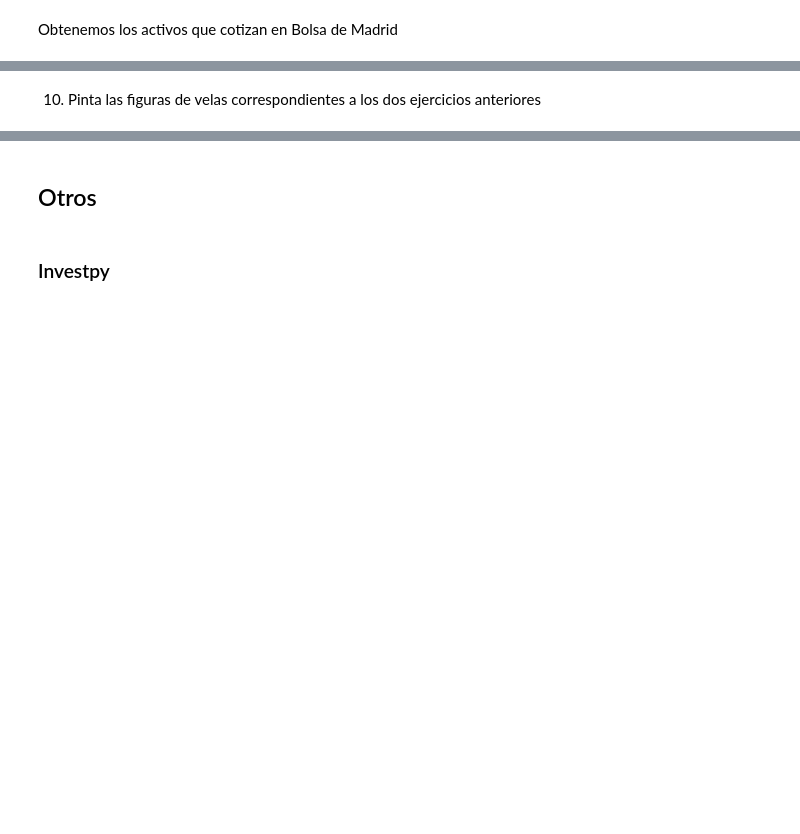
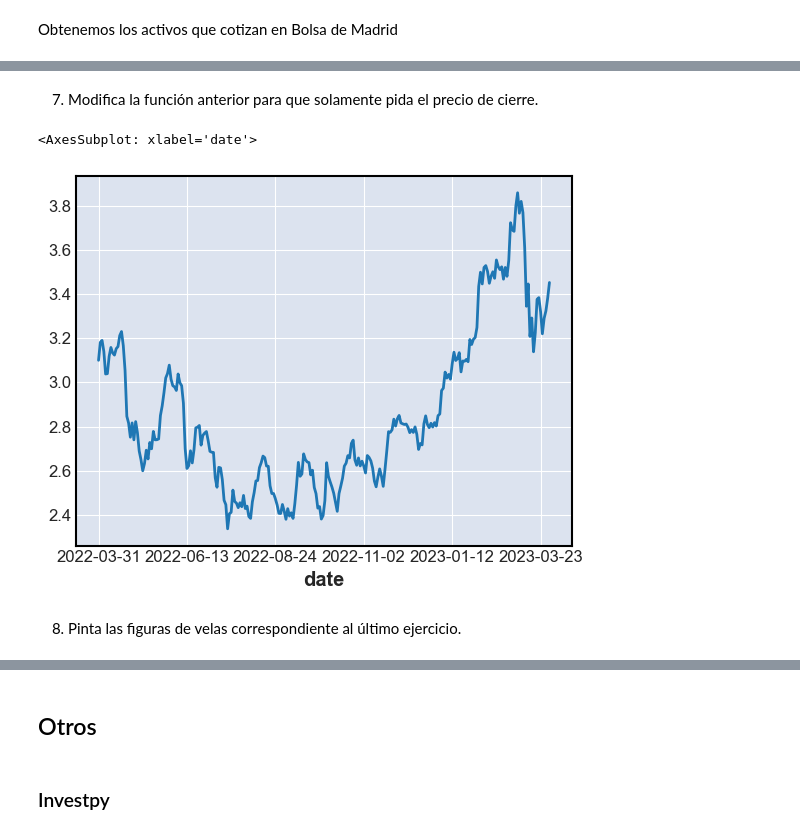
Before and after one commit to fernandodelacalle/miax-python, a Jupyter notebook: ejercicios_soluciones/6_01_Solution.ipynb, the cells around one changed output, grey strips where cells are left out. Drawn from its saved outputs; the diff is of its cells as text; code cells hidden in the pictures; blank space fills up the shorter version.

```diff
--- a/ejercicios_soluciones/6_01_Solution.ipynb
+++ b/ejercicios_soluciones/6_01_Solution.ipynb
@@ -198,9 +106,18 @@ Utiliza, por ejemplo, el ticker de Apple: 'aapl'
+# %% [markdown]
+7. Modifica la función anterior para que solamente pida el precio de cierre.
 # %%
-def datos_intradia(symbol, rango_temporal='minute'):
-    url = f'https://cloud.iexapis.com/stable/stock/{symbol}/intraday-prices'
-    r = requests.get(url, params={'token': TOKEN})
+def get_data_iex(symbol, st_range='1y', closeonly= True):
+    url = f"{base_url}/stock/{symbol}/chart/{st_range}"
+    r = requests.get(
+        url,
+        params={
+            'token': TOKEN,
+            'chartCloseOnly': closeonly
+        }
+    )
     data = pd.DataFrame(r.json())
-    data['time'] = pd.to_datetime(data['date'] + ' ' + data['minute'])
-    data = data.drop(['date', rango_temporal], axis=1)
-    data = data.set_index('time')
+    data = data.set_index('date')
+    data.name = symbol
+    if closeonly:
+        return data.close
     return data
@@ -213,5 +124,12 @@ data_intraday_OLHC.head()
+# %%
+df_san = get_data_iex('SAN-SN')
+# %%
+df_san.plot()
+# %% [output]
+<AxesSubplot: xlabel='date'>
+[figure, added]
 # %% [markdown]
-10. Pinta las figuras de velas correspondientes a los dos ejercicios anteriores
+8. Pinta las figuras de velas correspondiente al último ejercicio.
 # %%
 import mplfinance as mpf
 # %%
```
Also changed, not shown: parts of 37 cells of this notebook, 12 other files.
